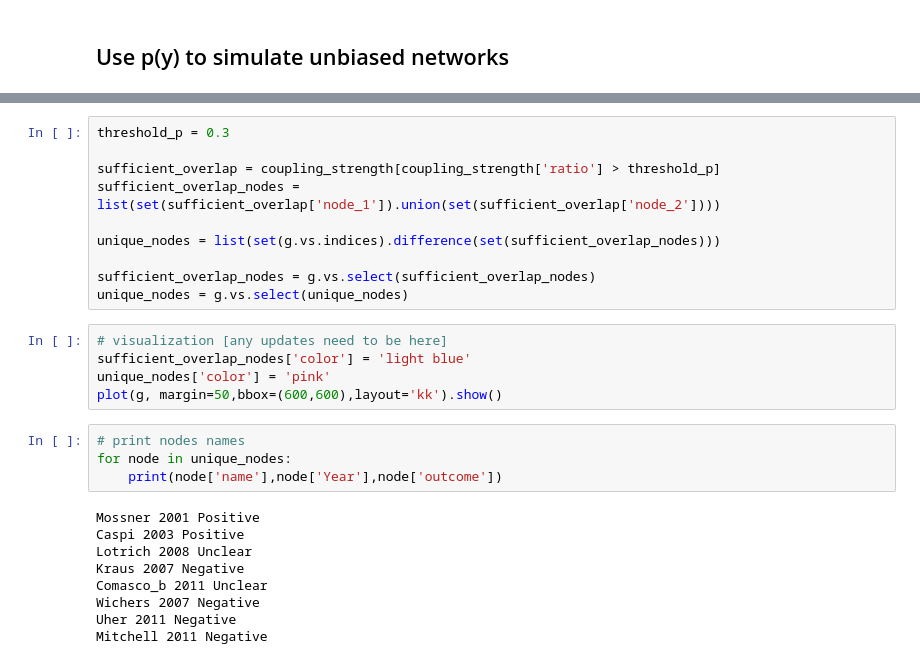
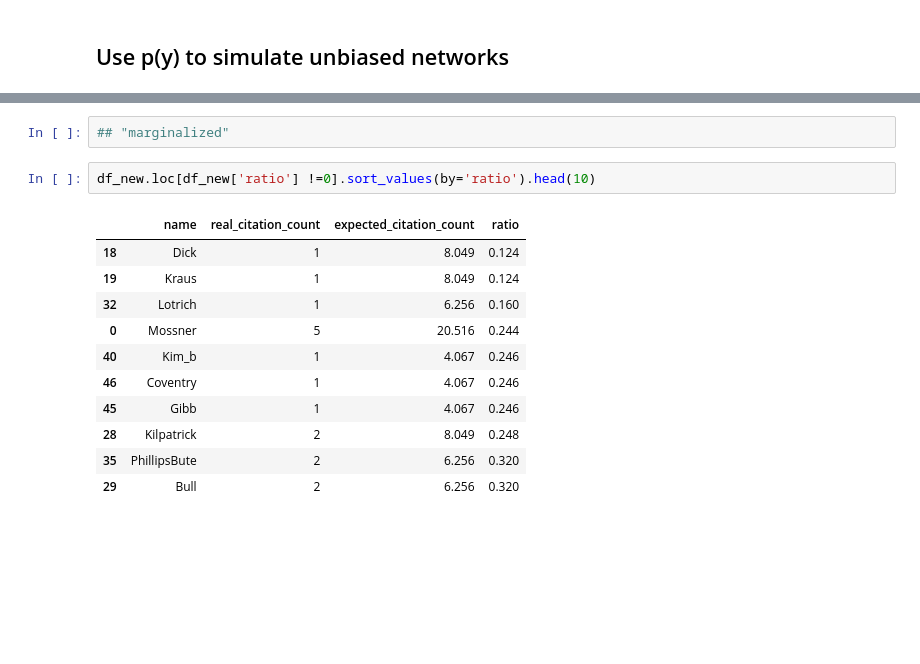
Before and after one commit to infoqualitylab/citation_bias_study, a Jupyter notebook: ResearchShowcase/research_showcase.ipynb, the cells around one changed output, grey strips where cells are left out. Drawn from its saved outputs; the diff is of its cells as text; blank space fills up the shorter version.

```diff
--- a/ResearchShowcase/research_showcase.ipynb
+++ b/ResearchShowcase/research_showcase.ipynb
@@ -350,28 +316,16 @@ plt.hist(coupling_strength['ratio'], bins=bins, color='darkorange', edgecolor='d
-# %%
-threshold_p = 0.3
-
-sufficient_overlap = coupling_strength[coupling_strength['ratio'] > threshold_p]
-sufficient_overlap_nodes = list(set(sufficient_overlap['node_1']).union(set(sufficient_overlap['node_2'])))
-
-unique_nodes = list(set(g.vs.indices).difference(set(sufficient_overlap_nodes)))
-
-sufficient_overlap_nodes = g.vs.select(sufficient_overlap_nodes)
-unique_nodes = g.vs.select(unique_nodes)
-# %%
-# visualization [any updates need to be here]
-sufficient_overlap_nodes['color'] = 'light blue'
-unique_nodes['color'] = 'pink'
-plot(g, margin=50,bbox=(600,600),layout='kk').show()
-# %%
-# print nodes names
-for node in unique_nodes:
-    print(node['name'],node['Year'],node['outcome'])
-# %% [output]
-Mossner 2001 Positive
-Caspi 2003 Positive
-Lotrich 2008 Unclear
-Kraus 2007 Negative
-Comasco_b 2011 Unclear
-Wichers 2007 Negative
-Uher 2011 Negative
-Mitchell 2011 Negative
+# %%
+## "marginalized"
+# %%
+df_new.loc[df_new['ratio'] !=0].sort_values(by='ratio').head(10)
+# %% [output]
+|  | name | real_citation_count | expected_citation_count | ratio |
+| 18 | Dick | 1 | 8.049 | 0.124 |
+| 19 | Kraus | 1 | 8.049 | 0.124 |
+| 32 | Lotrich | 1 | 6.256 | 0.160 |
+| 0 | Mossner | 5 | 20.516 | 0.244 |
+| 40 | Kim_b | 1 | 4.067 | 0.246 |
+| 46 | Coventry | 1 | 4.067 | 0.246 |
+| 45 | Gibb | 1 | 4.067 | 0.246 |
+| 28 | Kilpatrick | 2 | 8.049 | 0.248 |
+| 35 | PhillipsBute | 2 | 6.256 | 0.320 |
+| 29 | Bull | 2 | 6.256 | 0.320 |
```
Also changed, not shown: parts of 36 cells of this notebook, 2 other files.
